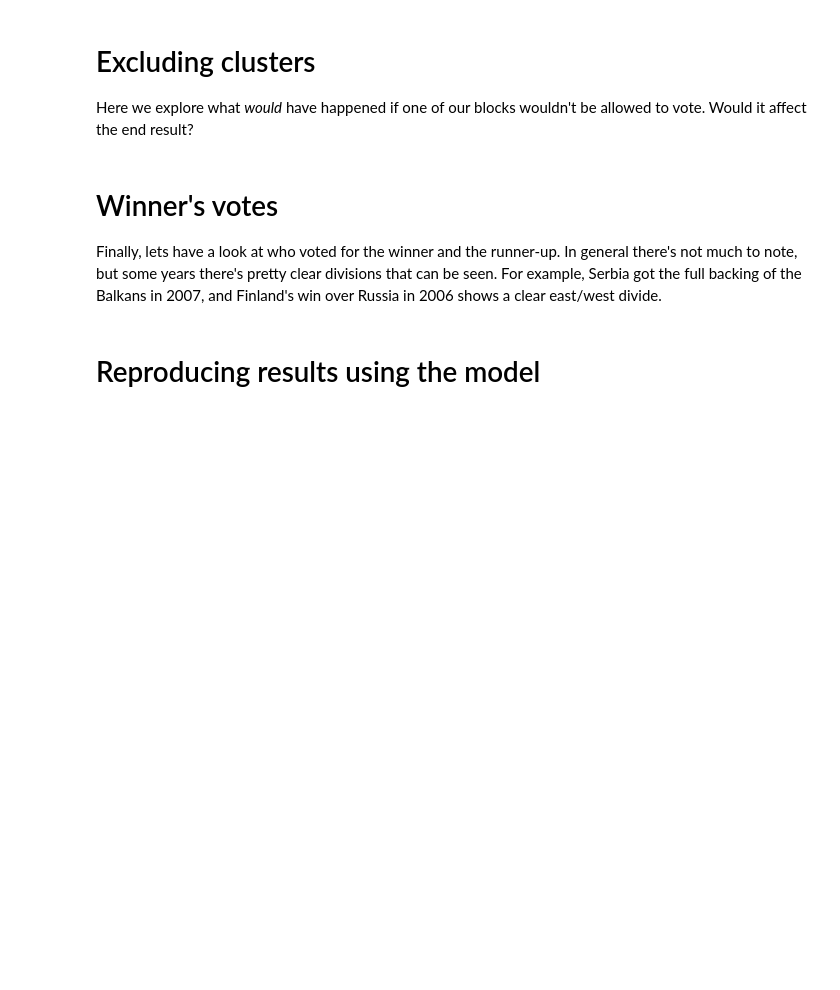
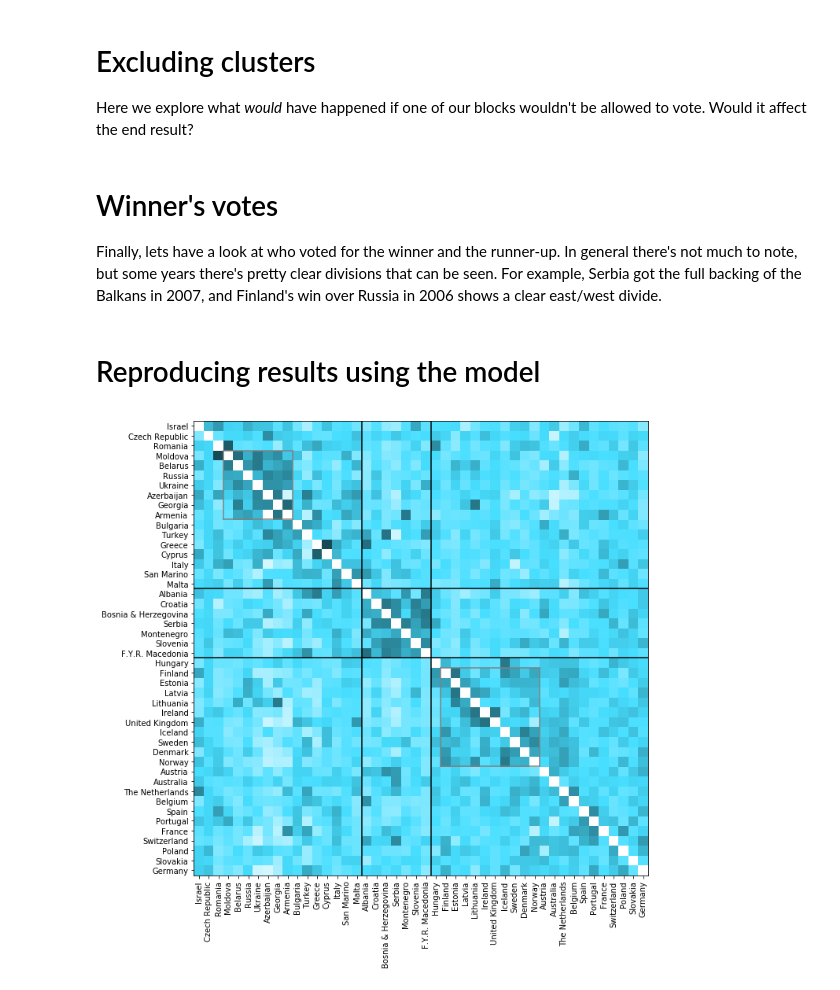
Before and after one commit to DataMettle/eurovision, a Jupyter notebook: Modelling Eurovision voting patterns.ipynb, the cells around one changed output. Cells and saved outputs as stored; diff of their text form; code cells hidden in the pictures; blank space fills up the shorter version.

```diff
--- a/Modelling Eurovision voting patterns.ipynb
+++ b/Modelling Eurovision voting patterns.ipynb
@@ -996,3 +996,57 @@ ax.set_yticklabels(country_order)
 # Rotate the tick labels and set their alignment.
 _ = plt.setp(ax.get_xticklabels(), rotation=90, ha="right", va="center",
              rotation_mode="anchor")
+# %%
+from matplotlib.colors import LogNorm
+
+cmap2 = matplotlib.colors.LinearSegmentedColormap.from_list(
+    'Data Mettle Blue With Wite',
+    [(1.0, 1.0, 1.0), (0.28205128, 0.87179487, 1.0), (0.09401709, 0.29059829, 0.33333333)]
+)
+
+# Possibly fudge phi_df to make patterns more visible
+phi_coarse = phi_df / phi_df.sum()
+heatmap = np.zeros((len(country_order), len(country_order)))
+for i, from_country in enumerate(country_order):
+    for j, to_country in enumerate(country_order):
+        if i == j:
+            # This is a bit of a fudge as our model actually
+            # has non-zero values for diagonal entries
+            heatmap[i, j] = 0
+        else:
+            heatmap[i, j] = phi_df.iat[countries_map[from_country], countries_map[to_country]]
+
+fig, ax = plt.subplots(figsize=(10, 10))
+im = ax.imshow(heatmap, cmap=cmap2, norm=LogNorm()) # , extent=[0, len(country_order), 0, len(country_order)])
+
+# We want to show all ticks...
+ax.set_xticks(np.arange(len(country_order)))
+ax.set_yticks(np.arange(len(country_order)))
+# ... and label them with the respective list entries
+ax.set_xticklabels(country_order)
+ax.set_yticklabels(country_order)
+
+# And lines marking the blocks
+ax.plot([16.5, 16.5], [len(country_order)-0.5, -0.5], color='black')
+ax.plot([23.5, 23.5], [len(country_order)-0.5, -0.5], color='black')
+ax.plot([len(country_order)-0.5, -0.5], [16.5, 16.5], color='black')
+ax.plot([len(country_order)-0.5, -0.5], [23.5, 23.5], color='black')
+ax.plot([24.5, 24.5], [34.5, 24.5], color='grey')
+ax.plot([34.5, 34.5], [34.5, 24.5], color='grey')
+ax.plot([24.5, 34.5], [24.5, 24.5], color='grey')
+ax.plot([24.5, 34.5], [34.5, 34.5], color='grey')
+ax.plot([2.5, 2.5], [2.5, 9.5], color='grey')
+ax.plot([9.5, 9.5], [2.5, 9.5], color='grey')
+ax.plot([2.5, 9.5], [2.5, 2.5], color='grey')
+ax.plot([2.5, 9.5], [9.5, 9.5], color='grey')
+
+
+# Rotate the tick labels and set their alignment.
+_ = plt.setp(ax.get_xticklabels(), rotation=90, ha="right", va="center",
+             rotation_mode="anchor")
+
+fig.tight_layout()
+
+fig.savefig('images/eurovision_heatmap.png', dpi=150)
+# %% [output]
+[figure, added]
```
Also changed, not shown: parts of 1 cell of this notebook.
